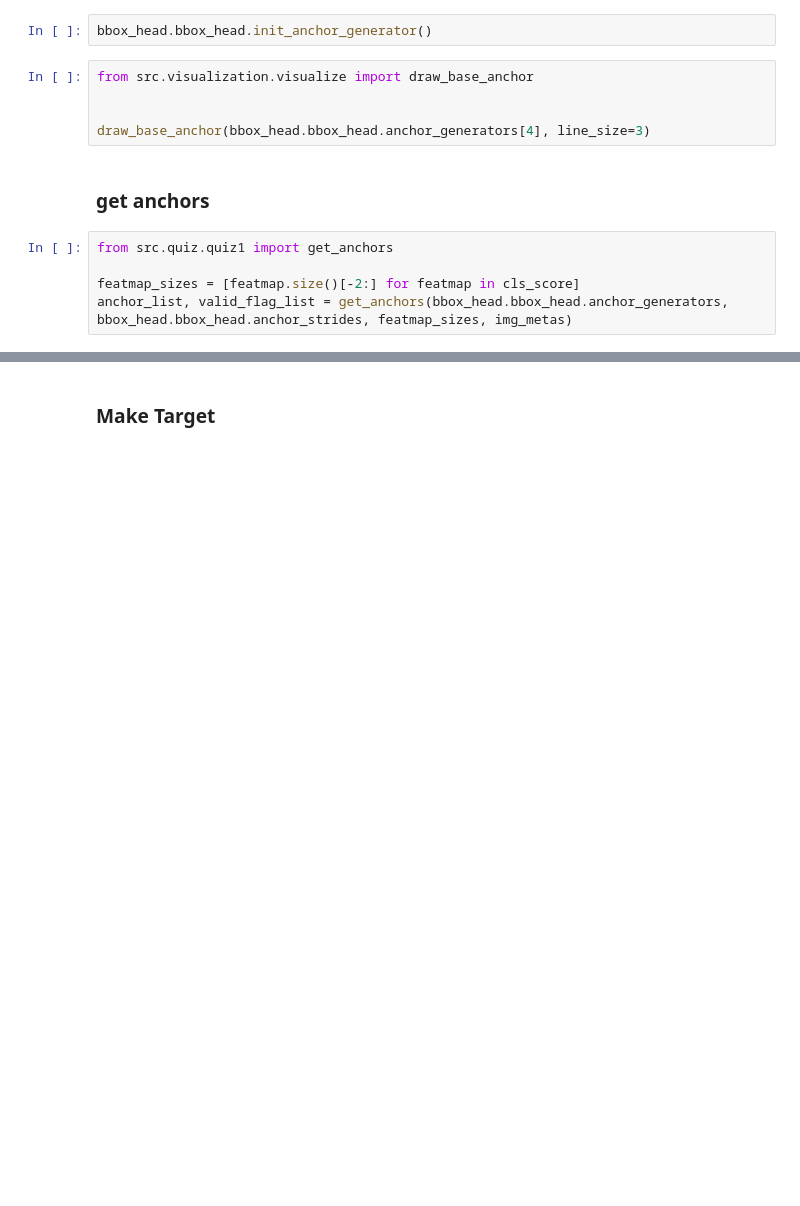
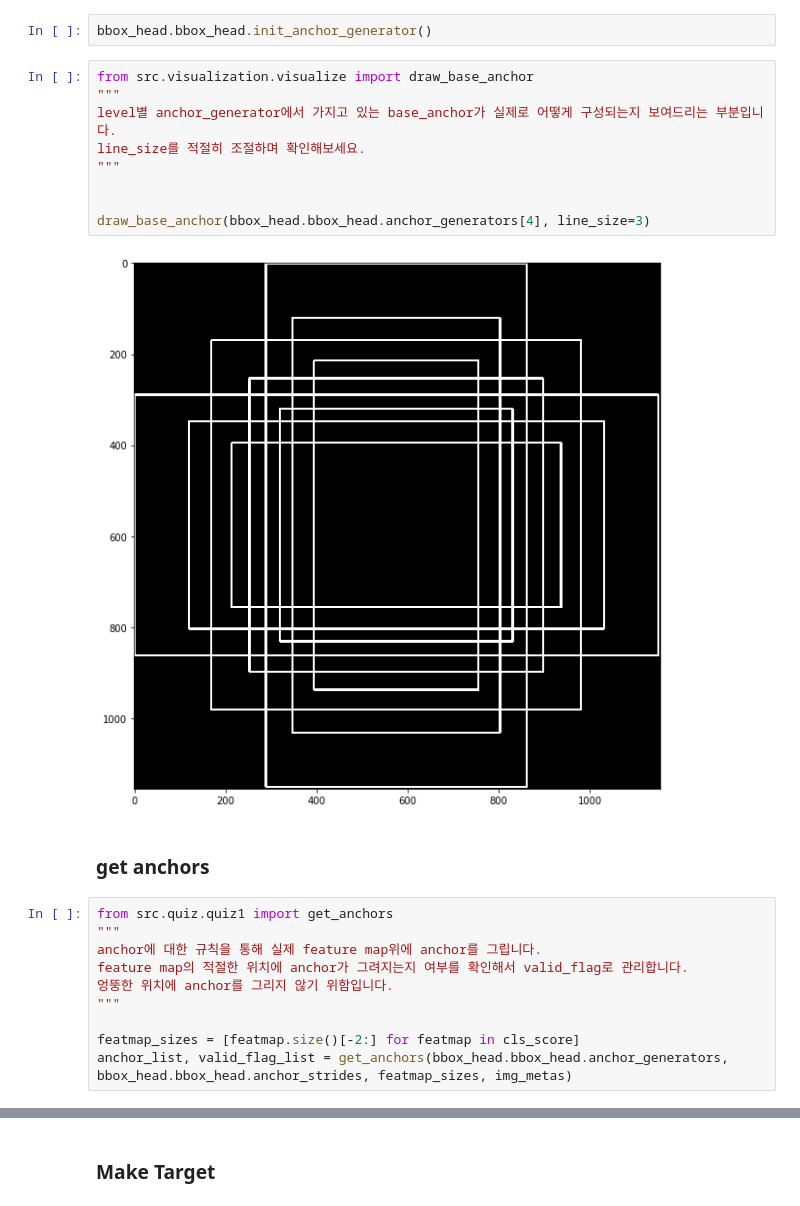
Before and after one commit to kye9216789/pycon_2019_lickingOD, a Jupyter notebook: Object Detection.ipynb, the cells around one changed output, grey strips where cells are left out. Saved outputs shown, nothing was run; the diff lists cells and outputs as text; blank space fills up the shorter version.

Commit message:
enabled visualize results

```diff
--- a/Object Detection.ipynb
+++ b/Object Detection.ipynb
@@ -136,13 +163,24 @@ print(describe(bbox_pred))
 bbox_head.bbox_head.init_anchor_generator()
 # %%
 from src.visualization.visualize import draw_base_anchor
+"""
+level별 anchor_generator에서 가지고 있는 base_anchor가 실제로 어떻게 구성되는지 보여드리는 부분입니다.
+line_size를 적절히 조절하며 확인해보세요.
+"""
 
 
 draw_base_anchor(bbox_head.bbox_head.anchor_generators[4], line_size=3)
+# %% [output]
+[figure, added]
 # %% [markdown]
 ### get anchors
 # %%
 from src.quiz.quiz1 import get_anchors
+"""
+anchor에 대한 규칙을 통해 실제 feature map위에 anchor를 그립니다.
+feature map의 적절한 위치에 anchor가 그려지는지 여부를 확인해서 valid_flag로 관리합니다.
+엉뚱한 위치에 anchor를 그리지 않기 위함입니다.
+"""
 
 featmap_sizes = [featmap.size()[-2:] for featmap in cls_score]
 anchor_list, valid_flag_list = get_anchors(bbox_head.bbox_head.anchor_generators, bbox_head.bbox_head.anchor_strides, featmap_sizes, img_metas)
```
Also changed, not shown: parts of 27 cells of this notebook, 4 other files.
